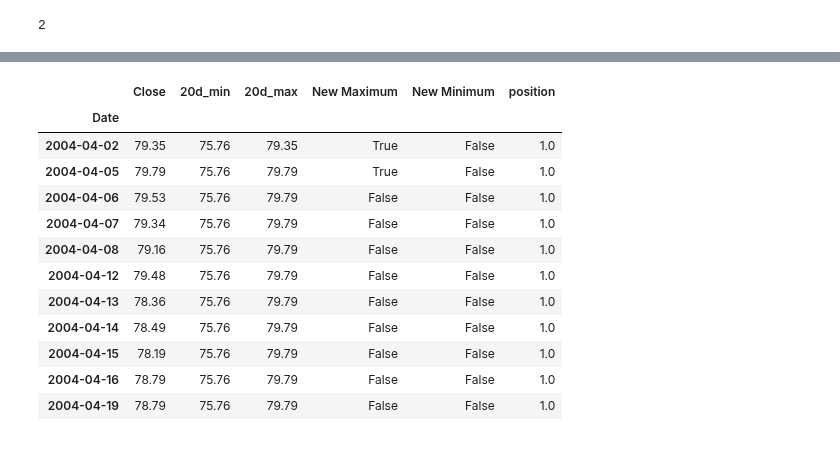
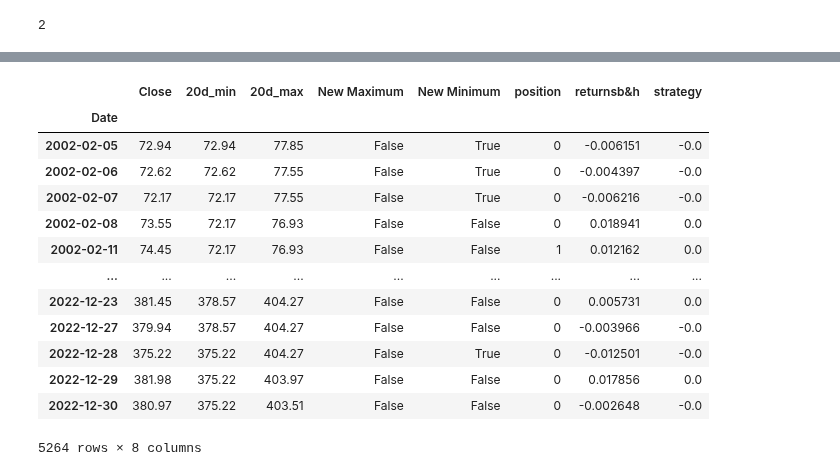
Before and after one commit to fadeeva/stock_market_research, a Jupyter notebook: classic/turtle_soup/simple/simple_TURTLE_SOUP.ipynb, the cells around one changed output, grey strips where cells are left out. Cells and saved outputs as stored; diff of their text form; code cells hidden in the pictures.

```diff
--- a/classic/turtle_soup/simple/simple_TURTLE_SOUP.ipynb
+++ b/classic/turtle_soup/simple/simple_TURTLE_SOUP.ipynb
@@ -442,16 +405,19 @@ plt.legend()
-# %%
-spy_position[spy_position['position'] == 1]
-# %% [output]
-|  | Close | 20d_min | 20d_max | New Maximum | New Minimum | position |
-| Date |  |  |  |  |  |  |
-| 2004-04-02 | 79.35 | 75.76 | 79.35 | True | False | 1.0 |
-| 2004-04-05 | 79.79 | 75.76 | 79.79 | True | False | 1.0 |
-| 2004-04-06 | 79.53 | 75.76 | 79.79 | False | False | 1.0 |
-| 2004-04-07 | 79.34 | 75.76 | 79.79 | False | False | 1.0 |
-| 2004-04-08 | 79.16 | 75.76 | 79.79 | False | False | 1.0 |
-| 2004-04-12 | 79.48 | 75.76 | 79.79 | False | False | 1.0 |
-| 2004-04-13 | 78.36 | 75.76 | 79.79 | False | False | 1.0 |
-| 2004-04-14 | 78.49 | 75.76 | 79.79 | False | False | 1.0 |
-| 2004-04-15 | 78.19 | 75.76 | 79.79 | False | False | 1.0 |
-| 2004-04-16 | 78.79 | 75.76 | 79.79 | False | False | 1.0 |
-| 2004-04-19 | 78.79 | 75.76 | 79.79 | False | False | 1.0 |
+# %%
+spy_position['returnsb&h'] = np.log(spy_position['Close'].div(spy_position['Close'].shift(1)))
+spy_position['strategy'] = spy_position['returnsb&h'] * spy_position['position'].shift(1)
+spy_position.dropna()
+# %% [output]
+|  | Close | 20d_min | 20d_max | New Maximum | New Minimum | position | returnsb&h | strategy |
+| Date |  |  |  |  |  |  |  |  |
+| 2002-02-05 | 72.94 | 72.94 | 77.85 | False | True | 0 | -0.006151 | -0.0 |
+| 2002-02-06 | 72.62 | 72.62 | 77.55 | False | True | 0 | -0.004397 | -0.0 |
+| 2002-02-07 | 72.17 | 72.17 | 77.55 | False | True | 0 | -0.006216 | -0.0 |
+| 2002-02-08 | 73.55 | 72.17 | 76.93 | False | False | 0 | 0.018941 | 0.0 |
+| 2002-02-11 | 74.45 | 72.17 | 76.93 | False | False | 1 | 0.012162 | 0.0 |
+| ... | ... | ... | ... | ... | ... | ... | ... | ... |
+| 2022-12-23 | 381.45 | 378.57 | 404.27 | False | False | 0 | 0.005731 | 0.0 |
+| 2022-12-27 | 379.94 | 378.57 | 404.27 | False | False | 0 | -0.003966 | -0.0 |
+| 2022-12-28 | 375.22 | 375.22 | 404.27 | False | True | 0 | -0.012501 | -0.0 |
+| 2022-12-29 | 381.98 | 375.22 | 403.97 | False | False | 0 | 0.017856 | 0.0 |
+| 2022-12-30 | 380.97 | 375.22 | 403.51 | False | False | 0 | -0.002648 | -0.0 |
+5264 rows × 8 columns
```
Also changed, not shown: parts of 14 cells of this notebook.
